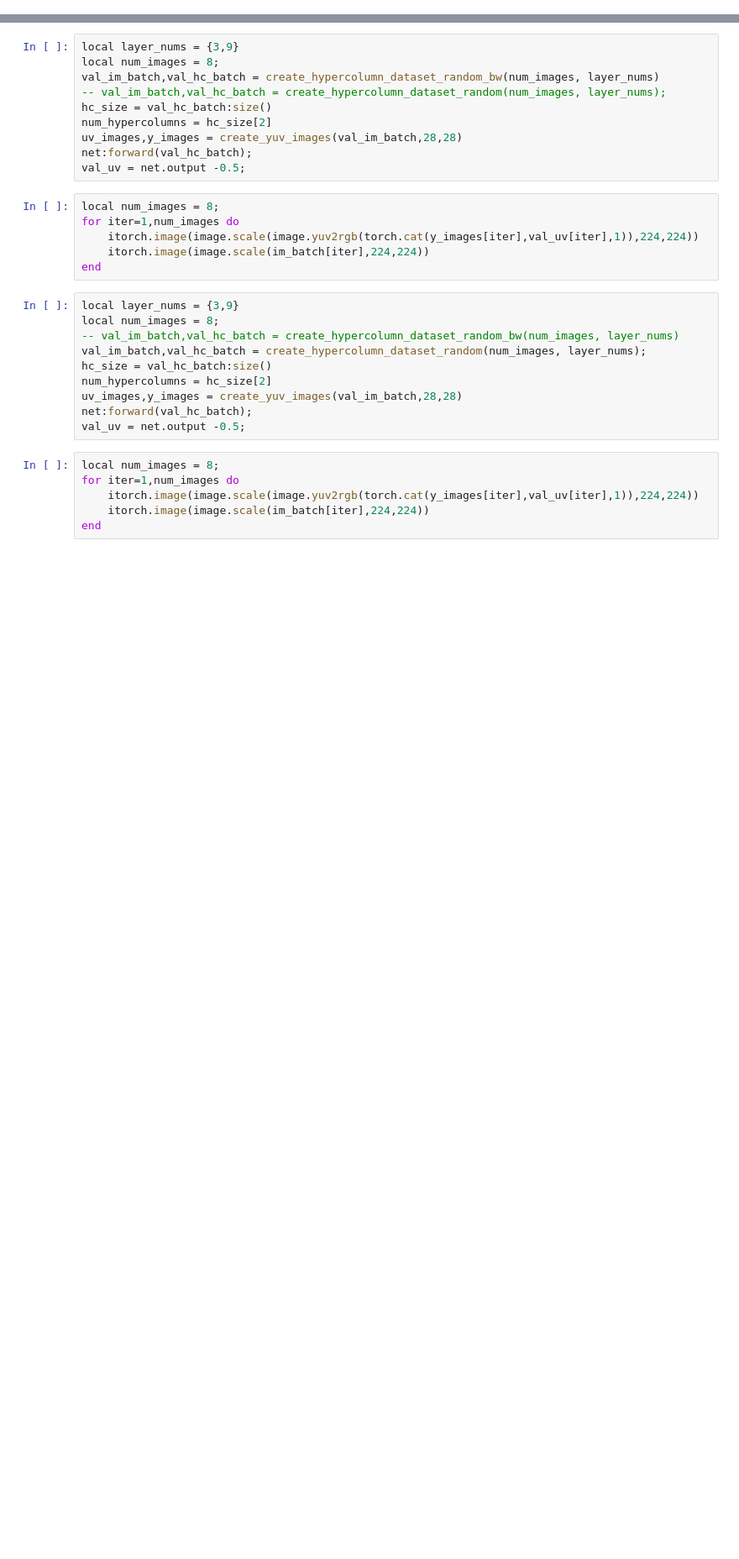
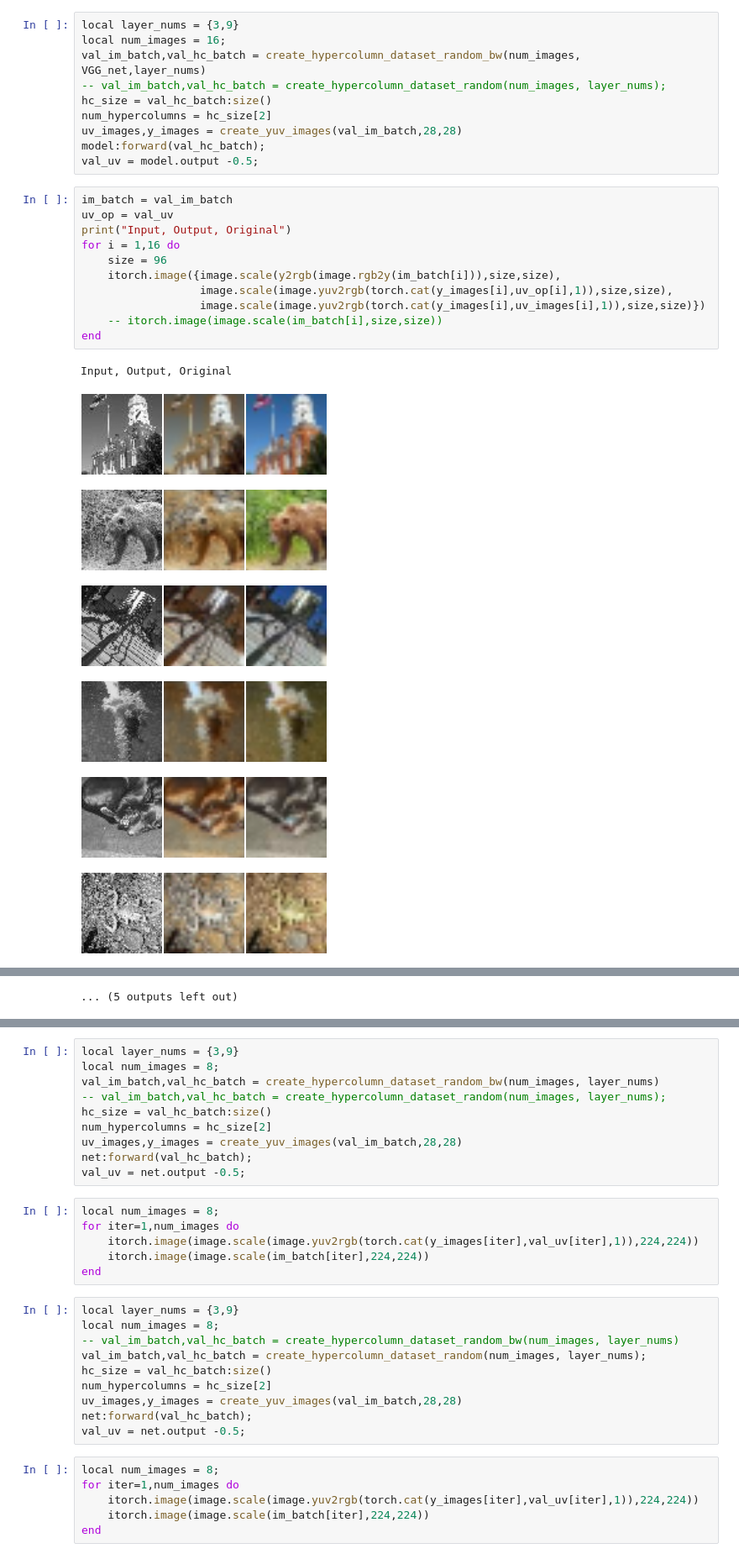
Before and after one commit to bagavi/CNNProject, a Jupyter notebook: TinyImageNet/trainer_new_4.ipynb, the cells around one changed output, grey strips where cells are left out. Shown at 84% size. Saved outputs shown, nothing was run; the diff lists cells and outputs as text; blank space fills up the shorter version.

```diff
--- a/TinyImageNet/trainer_new_4.ipynb
+++ b/TinyImageNet/trainer_new_4.ipynb
@@ -70,0 +129,29 @@ print(num_hypercolumns)
+# %%
+local layer_nums = {3,9}
+local num_images = 16;
+val_im_batch,val_hc_batch = create_hypercolumn_dataset_random_bw(num_images, VGG_net,layer_nums)
+-- val_im_batch,val_hc_batch = create_hypercolumn_dataset_random(num_images, layer_nums);
+hc_size = val_hc_batch:size()
+num_hypercolumns = hc_size[2]
+uv_images,y_images = create_yuv_images(val_im_batch,28,28)
+model:forward(val_hc_batch);
+val_uv = model.output -0.5;
+# %%
+im_batch = val_im_batch
+uv_op = val_uv
+print("Input, Output, Original")
+for i = 1,16 do
+    size = 96
+    itorch.image({image.scale(y2rgb(image.rgb2y(im_batch[i])),size,size),
+                  image.scale(image.yuv2rgb(torch.cat(y_images[i],uv_op[i],1)),size,size),
+                  image.scale(image.yuv2rgb(torch.cat(y_images[i],uv_images[i],1)),size,size)})
+    -- itorch.image(image.scale(im_batch[i],size,size))
+end
+# %% [output]
+Input, Output, Original
+[figure, added]
+[figure, added]
+[figure, added]
+[figure, added]
+[figure, added]
+[figure, added]
@@ -71,3 +163,4 @@ print(num_hypercolumns)
+... (5 outputs left out)
 # %%
 depth = 193
 net = BasicConvNet2();
```
Also changed, not shown: parts of 23 cells of this notebook, 6 other files.
